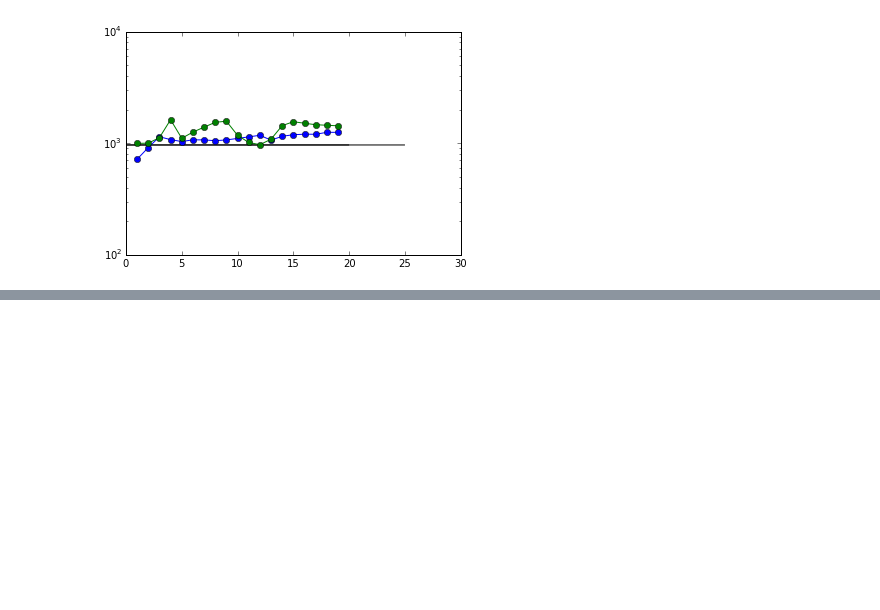
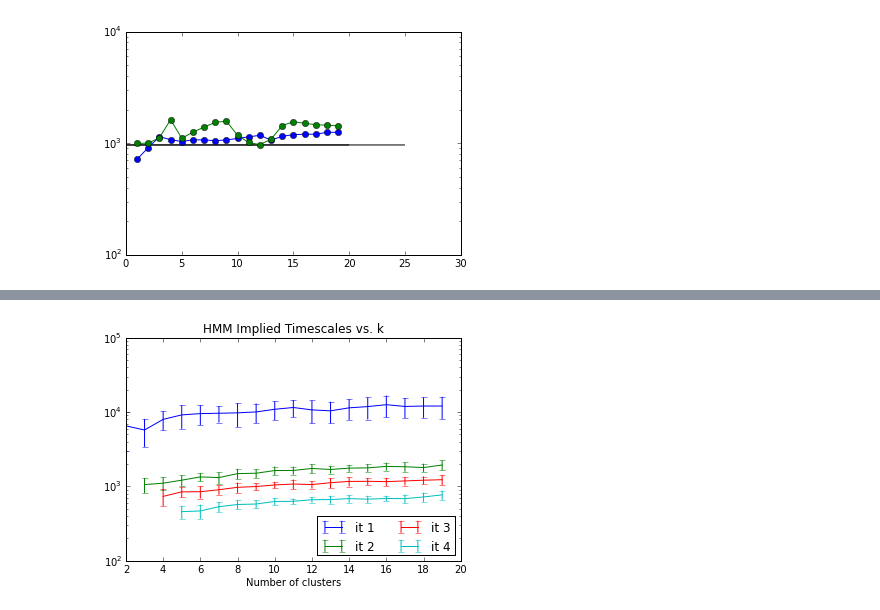
Before and after one commit to mpharrigan/fuzzy-clustering, a Jupyter notebook: HMM-Advanced-Validate.ipynb, the cells around one changed output, grey strips where cells are left out. Drawn from its saved outputs; the diff is of its cells as text; code cells hidden in the pictures; blank space fills up the shorter version.

```diff
--- a/HMM-Advanced-Validate.ipynb
+++ b/HMM-Advanced-Validate.ipynb
@@ -287,0 +325,17 @@ pp.show()
+# %%
+# Plot first IT avg with error bars vs n clusters
+ys = vd.hmm_its[:,:,0,:4]
+ysavg = np.average(ys, axis=0)
+yserr = np.std(ys, axis=0)
+xs = vd.params[1]
+for i in xrange(ysavg.shape[1]):
+    pp.errorbar(xs,ysavg[:,i], yerr=yserr[:,i],label='it %d'%(i+1))
+#pp.hlines(vd.analytic_its[:4], 0,20)
+pp.yscale('log')
+pp.ylim(1e2, 1e5)
+pp.xlabel('Number of clusters')
+pp.title('HMM Implied Timescales vs. k')
+pp.legend(loc='lower right', ncol=2)
+pp.show()
+# %% [output]
+[figure, added]
```
Also changed, not shown: parts of 13 cells of this notebook, 14 other files.
